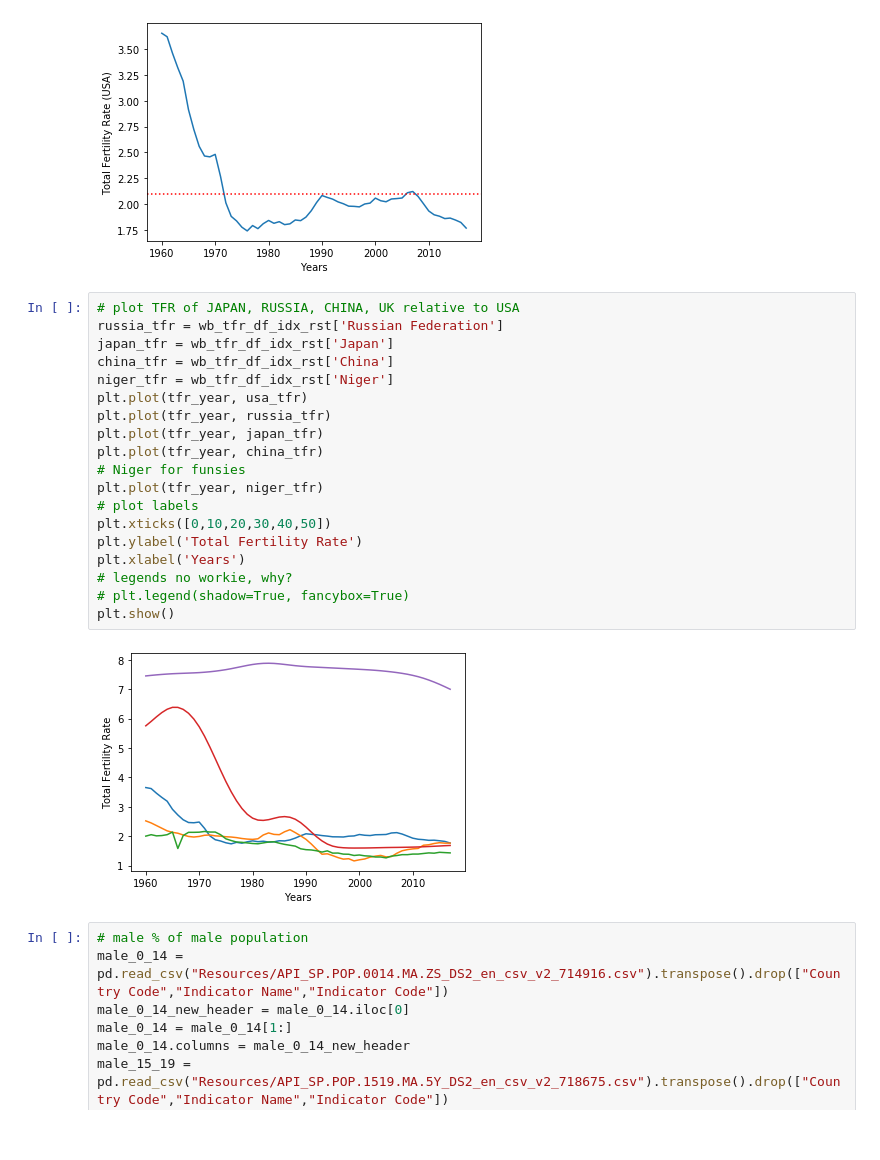
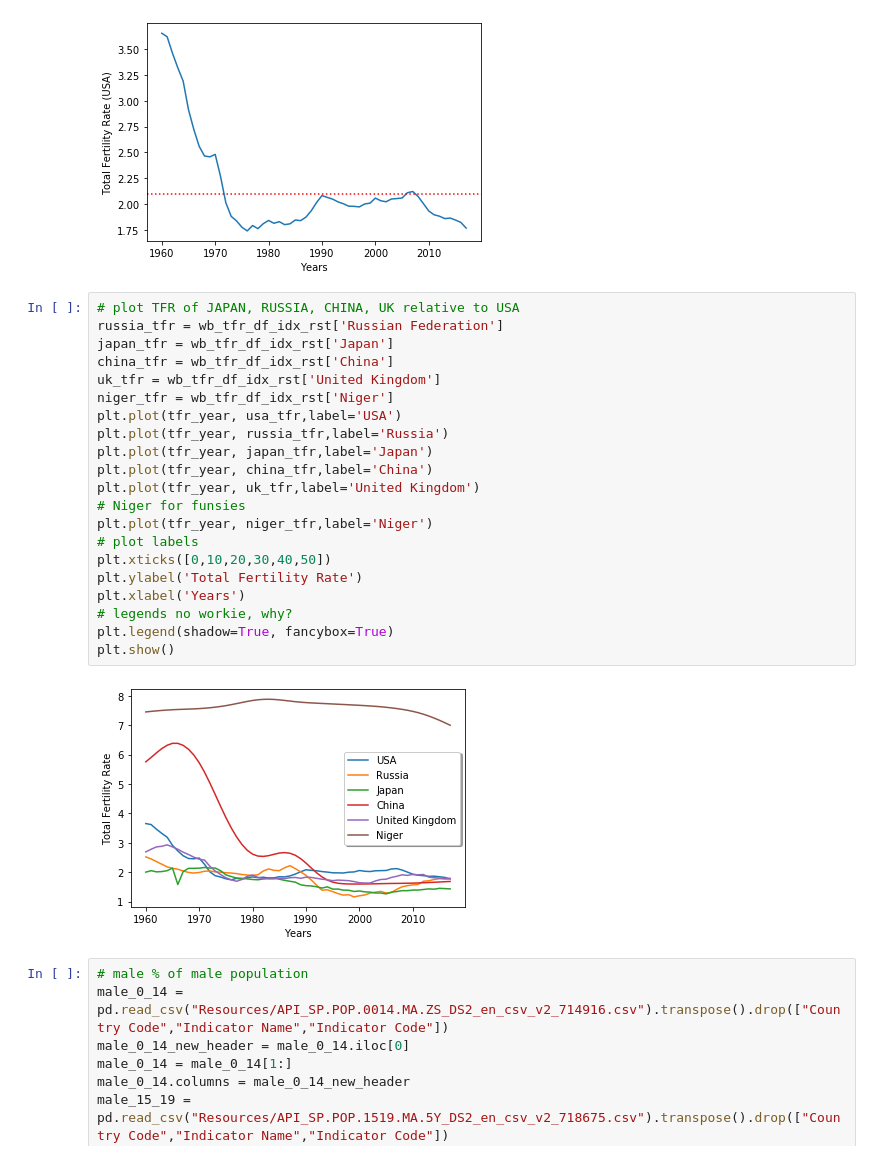
Before and after one commit to plowden/project-1-group-6, a Jupyter notebook: thien.ipynb, the cells around one changed output. Cells and saved outputs as stored; diff of their text form.

```diff
--- a/thien.ipynb
+++ b/thien.ipynb
@@ -71,24 +71,26 @@ plt.show()
 # %%
 # plot TFR of JAPAN, RUSSIA, CHINA, UK relative to USA
 russia_tfr = wb_tfr_df_idx_rst['Russian Federation']
 japan_tfr = wb_tfr_df_idx_rst['Japan']
 china_tfr = wb_tfr_df_idx_rst['China']
+uk_tfr = wb_tfr_df_idx_rst['United Kingdom']
 niger_tfr = wb_tfr_df_idx_rst['Niger']
-plt.plot(tfr_year, usa_tfr)
-plt.plot(tfr_year, russia_tfr)
-plt.plot(tfr_year, japan_tfr)
-plt.plot(tfr_year, china_tfr)
+plt.plot(tfr_year, usa_tfr,label='USA')
+plt.plot(tfr_year, russia_tfr,label='Russia')
+plt.plot(tfr_year, japan_tfr,label='Japan')
+plt.plot(tfr_year, china_tfr,label='China')
+plt.plot(tfr_year, uk_tfr,label='United Kingdom')
 # Niger for funsies
-plt.plot(tfr_year, niger_tfr)
+plt.plot(tfr_year, niger_tfr,label='Niger')
 # plot labels
 plt.xticks([0,10,20,30,40,50])
 plt.ylabel('Total Fertility Rate')
 plt.xlabel('Years')
 # legends no workie, why?
-# plt.legend(shadow=True, fancybox=True)
+plt.legend(shadow=True, fancybox=True)
 plt.show()
 # %% [output]
-[figure, old version]
+[figure, new version]
 # %%
 # male % of male population
 male_0_14 = pd.read_csv("Resources/API_SP.POP.0014.MA.ZS_DS2_en_csv_v2_714916.csv").transpose().drop(["Country Code","Indicator Name","Indicator Code"])
```
Also changed, not shown: parts of 1 cell of this notebook.
